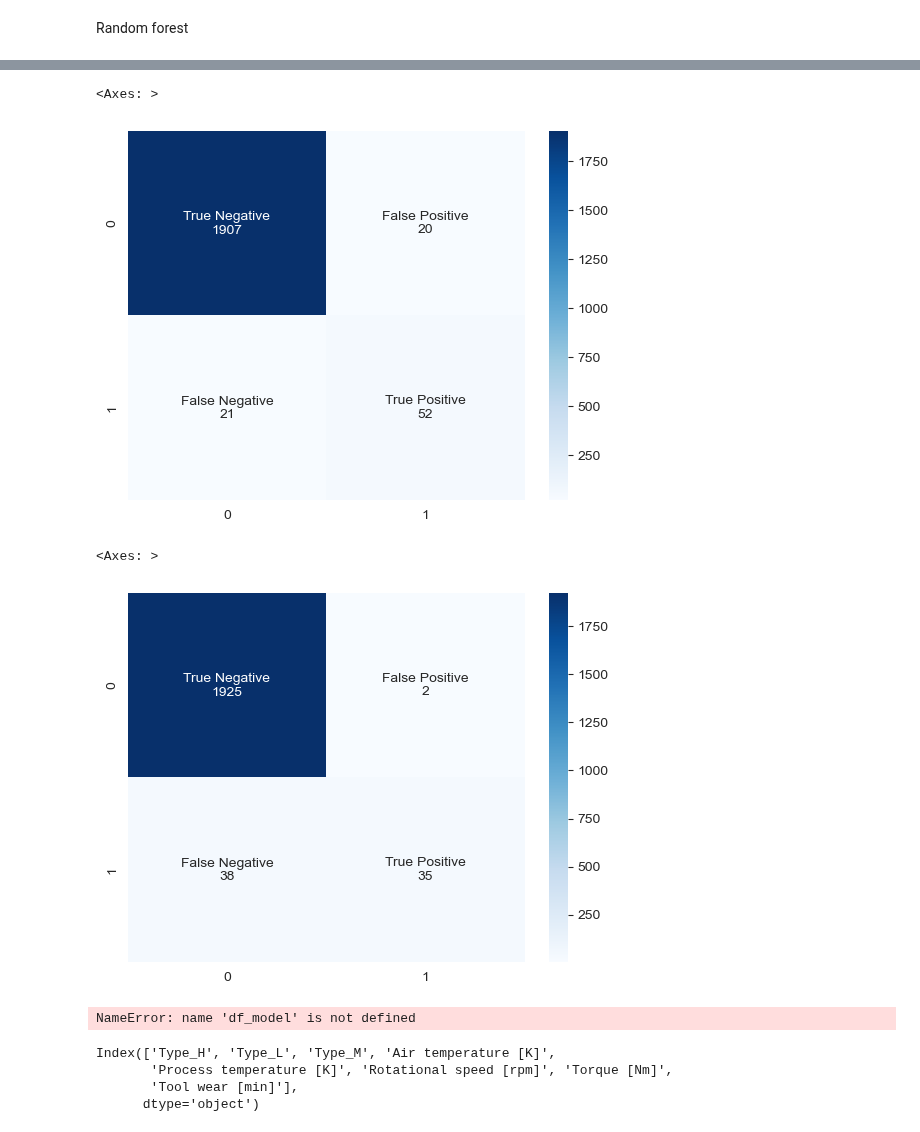
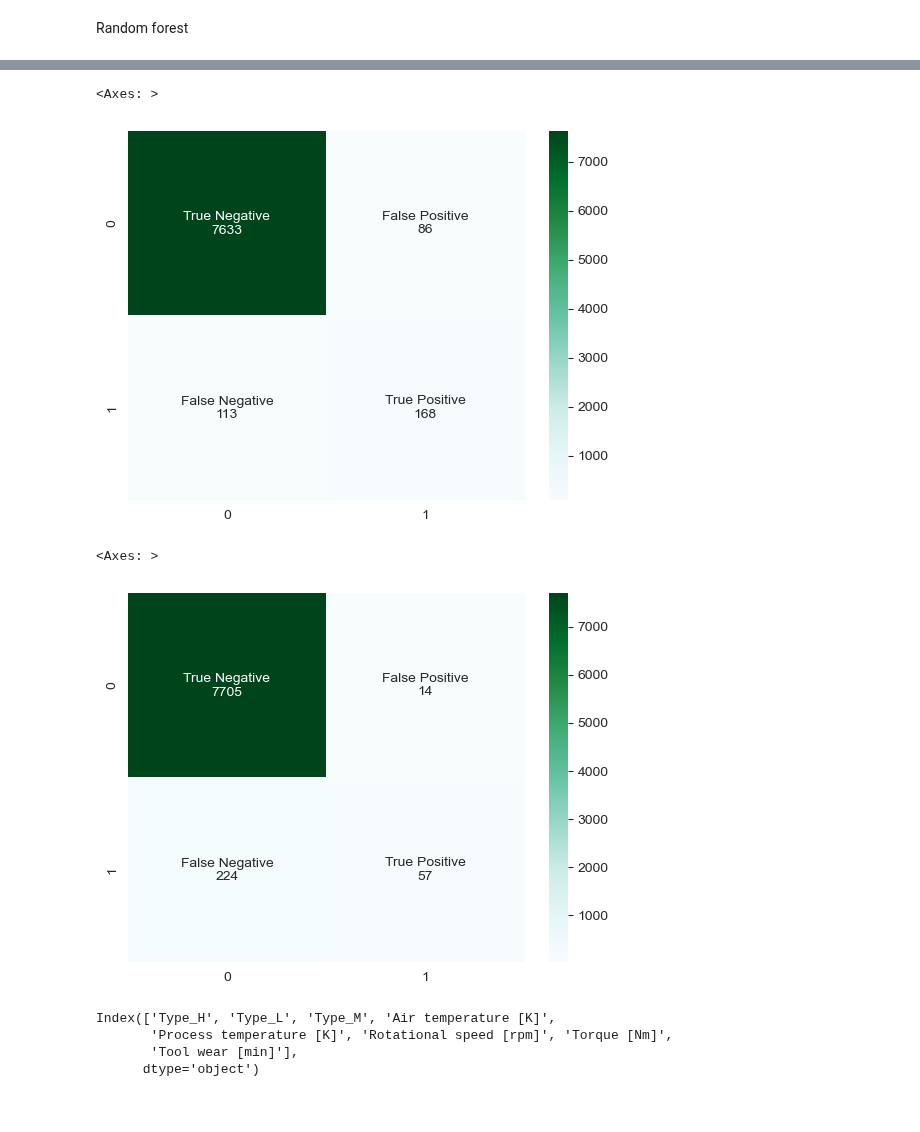
Before and after one commit to harshbhatt99/predictive-maintenance, a Jupyter notebook: RandomTree.ipynb, the cells around one changed output, grey strips where cells are left out. Drawn from its saved outputs; the diff is of its cells as text; code cells hidden in the pictures.

```diff
--- a/RandomTree.ipynb
+++ b/RandomTree.ipynb
@@ -148,7 +148,7 @@ y
 10000 rows × 1 columns
 # %%
 from sklearn.model_selection import train_test_split
-X_train, X_test, y_train, y_test = train_test_split(X,y,test_size=0.2,random_state=101)
+X_train, X_test, y_train, y_test = train_test_split(X,y,test_size=0.8,random_state=101)
 # %%
 print(X_train.shape)
 print(X_test.shape)
@@ -199,37 +286,23 @@ print(dt_acc)
 # %%
 #VISUALIZATION DT CM
 labels = ['True Negative', 'False Positive', 'False Negative', 'True Positive']
 mat_counts = ['{0:0.0f}'.format(value) for value in dt_cm.flatten()]
 labels = [f'{label}\n{count}' for label, count in zip(labels,mat_counts)]
 labels = np.asarray(labels).reshape(2,2)
-sns.heatmap(dt_cm, annot=labels, fmt='', cmap='Blues')
+sns.heatmap(dt_cm, annot=labels, fmt='', cmap="BuGn")
 # %% [output]
 <Axes: >
-[figure, old version]
+[figure, new version]
 # %%
 #VISUALIZATION RF CM
 labels = ['True Negative', 'False Positive', 'False Negative', 'True Positive']
 mat_counts = ['{0:0.0f}'.format(value) for value in rf_cm.flatten()]
 labels = [f'{label}\n{count}' for label, count in zip(labels,mat_counts)]
 labels = np.asarray(labels).reshape(2,2)
-sns.heatmap(rf_cm, annot=labels, fmt='', cmap='Blues')
+sns.heatmap(rf_cm, annot=labels, fmt='', cmap='BuGn')
 # %% [output]
 <Axes: >
-[figure, old version]
+[figure, new version]
-# %%
-# Visualization Graphviz dt
-export_graphviz(
-    df_model,
-    out_file="tree.dot",
-    feature_names=['Type_H', 'Type_L', 'Type_M', 'Air temperature [K]',
-                   'Process temperature [K]', 'Rotational speed [rpm]', 'Torque [Nm]',
-                   'Tool wear [min]'],
-    class_names=y,
-    rounded=True,
-    filled=True
-)
-# %% [output]
-NameError: name 'df_model' is not defined
 # %%
 X.columns
 # %% [output]
```
Also changed, not shown: parts of 11 cells of this notebook.
